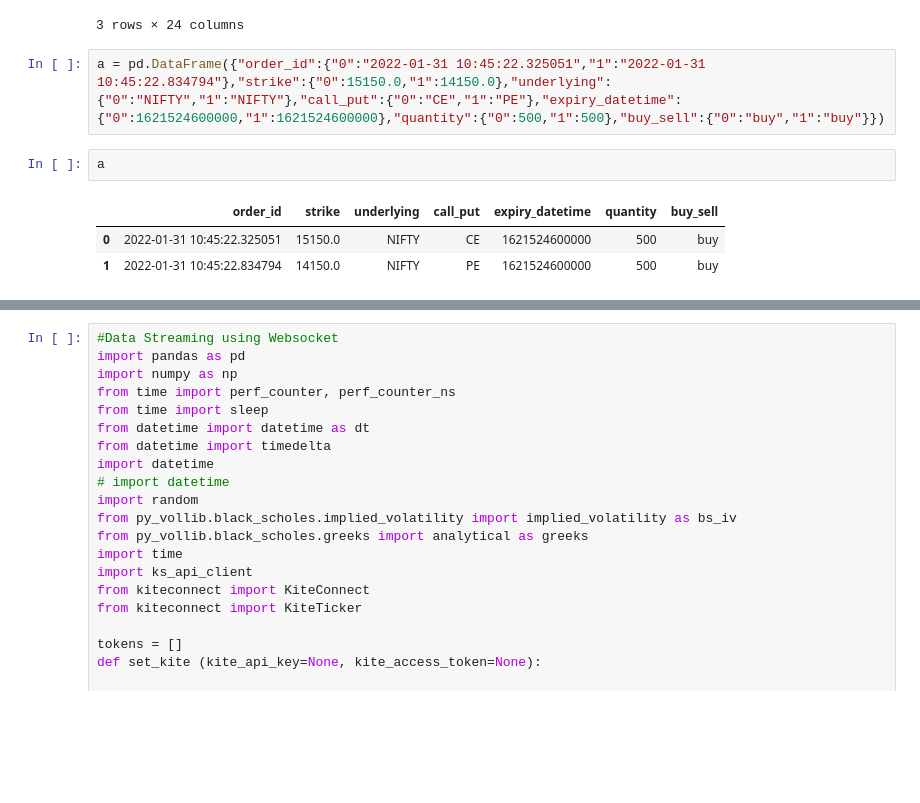
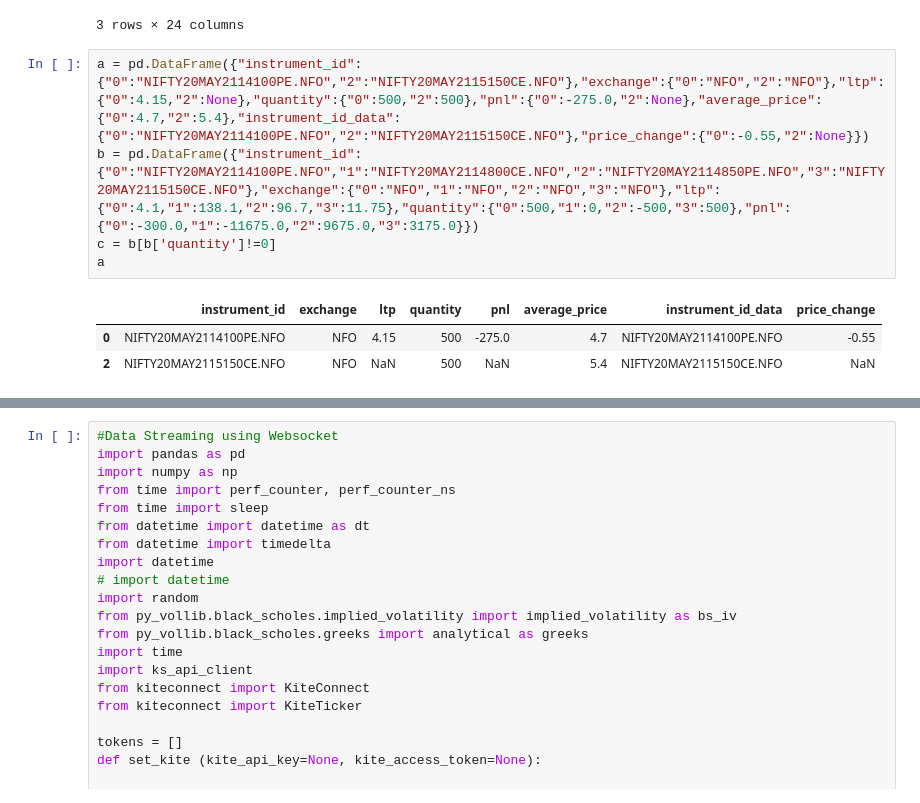
Before and after one commit to hiteshgulati/Algo-Trader, a Jupyter notebook: play.ipynb, the cells around one changed output, grey strips where cells are left out. Drawn from its saved outputs; the diff is of its cells as text; blank space fills up the shorter version.

```diff
--- a/play.ipynb
+++ b/play.ipynb
@@ -298,11 +298,12 @@ slice
 | 350 | NIFTY | 2021-05-17 15:08:02.280528 | -2725.36 | -2725.0 | -0.36 | 2849.92 | -5575.28 | ... |
 | 351 | NIFTY | 2021-05-17 15:09:04.151997 | -2900.39 | -2900.0 | -0.39 | 2849.92 | -5750.31 | ... |
 3 rows × 24 columns
-# %%
-a = pd.DataFrame({"order_id":{"0":"2022-01-31 10:45:22.325051","1":"2022-01-31 10:45:22.834794"},"strike":{"0":15150.0,"1":14150.0},"underlying":{"0":"NIFTY","1":"NIFTY"},"call_put":{"0":"CE","1":"PE"},"expiry_datetime":{"0":1621524600000,"1":1621524600000},"quantity":{"0":500,"1":500},"buy_sell":{"0":"buy","1":"buy"}})
-# %%
-a
-# %% [output]
-|  | order_id | strike | underlying | call_put | expiry_datetime | quantity | buy_sell |
-| 0 | 2022-01-31 10:45:22.325051 | 15150.0 | NIFTY | CE | 1621524600000 | 500 | buy |
-| 1 | 2022-01-31 10:45:22.834794 | 14150.0 | NIFTY | PE | 1621524600000 | 500 | buy |
+# %%
+a = pd.DataFrame({"instrument_id":{"0":"NIFTY20MAY2114100PE.NFO","2":"NIFTY20MAY2115150CE.NFO"},"exchange":{"0":"NFO","2":"NFO"},"ltp":{"0":4.15,"2":None},"quantity":{"0":500,"2":500},"pnl":{"0":-275.0,"2":None},"average_price":{"0":4.7,"2":5.4},"instrument_id_data":{"0":"NIFTY20MAY2114100PE.NFO","2":"NIFTY20MAY2115150CE.NFO"},"price_change":{"0":-0.55,"2":None}})
+b = pd.DataFrame({"instrument_id":{"0":"NIFTY20MAY2114100PE.NFO","1":"NIFTY20MAY2114800CE.NFO","2":"NIFTY20MAY2114850PE.NFO","3":"NIFTY20MAY2115150CE.NFO"},"exchange":{"0":"NFO","1":"NFO","2":"NFO","3":"NFO"},"ltp":{"0":4.1,"1":138.1,"2":96.7,"3":11.75},"quantity":{"0":500,"1":0,"2":-500,"3":500},"pnl":{"0":-300.0,"1":-11675.0,"2":9675.0,"3":3175.0}})
+c = b[b['quantity']!=0]
+a
+# %% [output]
+|  | instrument_id | exchange | ltp | quantity | pnl | average_price | instrument_id_data | price_change |
+| 0 | NIFTY20MAY2114100PE.NFO | NFO | 4.15 | 500 | -275.0 | 4.7 | NIFTY20MAY2114100PE.NFO | -0.55 |
+| 2 | NIFTY20MAY2115150CE.NFO | NFO | NaN | 500 | NaN | 5.4 | NIFTY20MAY2115150CE.NFO | NaN |
```
Also changed, not shown: parts of 1 cell of this notebook, 5 other files.
